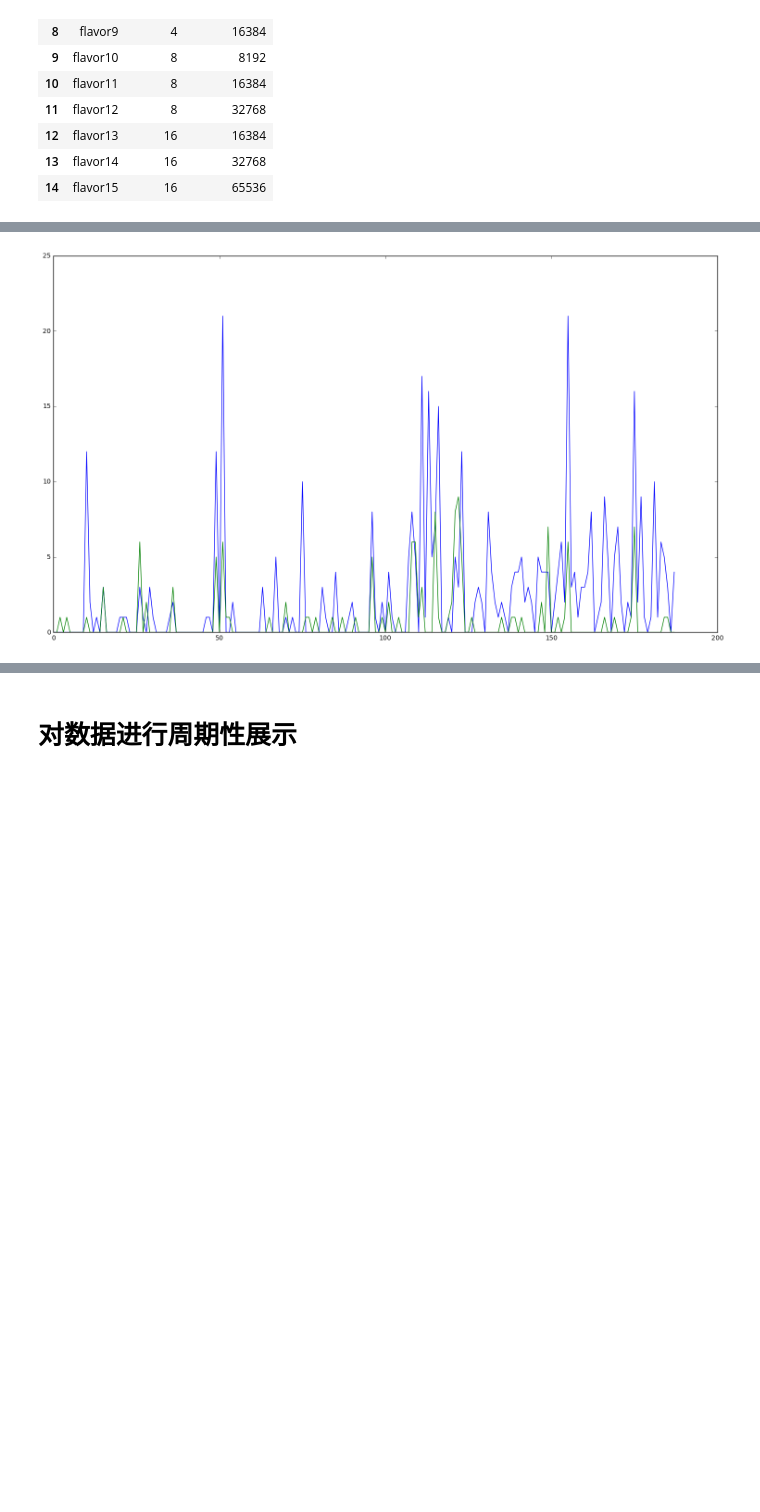
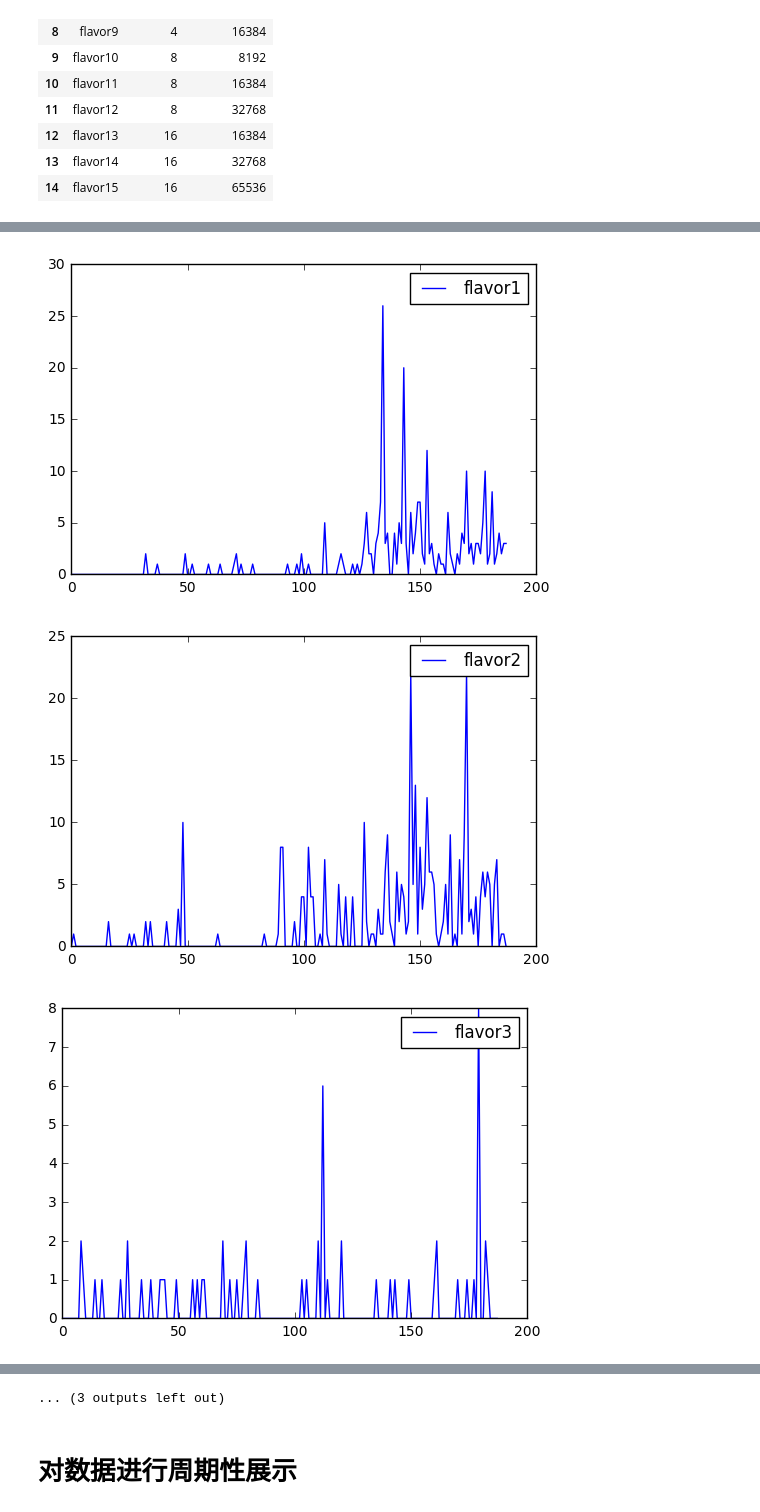
Before and after one commit to hustpython/huawei_round1, a Jupyter notebook: datasplit.ipynb, the cells around one changed output, grey strips where cells are left out. Drawn from its saved outputs; the diff is of its cells as text; code cells hidden in the pictures; blank space fills up the shorter version.

```diff
--- a/datasplit.ipynb
+++ b/datasplit.ipynb
@@ -83,0 +99,18 @@ for _,i in enumerate(data):
+# %%
+
+f = [ 0 for i in range(len(period_lenth[0]))]
+for i,_p in enumerate(range(len(period_lenth[0]))):
+    for j,_s in enumerate(period_lenth):
+
+        for iu,k in enumerate(_s):
+            if iu == i:
+                f[i] += k
+# %%
+
+f = [ 0 for i in range(len(period_lenth[0]))]
+for i,_p in enumerate(range(len(period_lenth[0]))):
+    for j,_s in enumerate(total_lenth):
+
+        for iu,k in enumerate(_s):
+            if iu == i:
+                f[i] += k
@@ -84,12 +137,16 @@ for _,i in enumerate(data):
 # %%
 %matplotlib inline
 import matplotlib
-matplotlib.pyplot.minorticks_on
-fig = matplotlib.pyplot.gcf()
-fig.set_size_inches(18.5, 10.5)
+#matplotlib.pyplot.minorticks_on
+#fig = matplotlib.pyplot.gcf()
+#fig.set_size_inches(18.5, 10.5)
+
 import matplotlib.pyplot as plt
-for _ in period_lenth[4:6]:
-    plt.plot(range(len(data)),_)
-plt.show()
+for i,_ in enumerate(period_lenth):
+    plt.plot(range(len(data)),_,label=category[i])
+    plt.legend()
+    plt.show()
 # %% [output]
-[figure, old version]
+[figure, new version]
+[figure, added]
+[figure, added]
@@ -96,2 +162,3 @@ plt.show()
+... (3 outputs left out)
 # %% [markdown]
 # 对数据进行周期性展示
```
Also changed, not shown: parts of 4 cells of this notebook.
